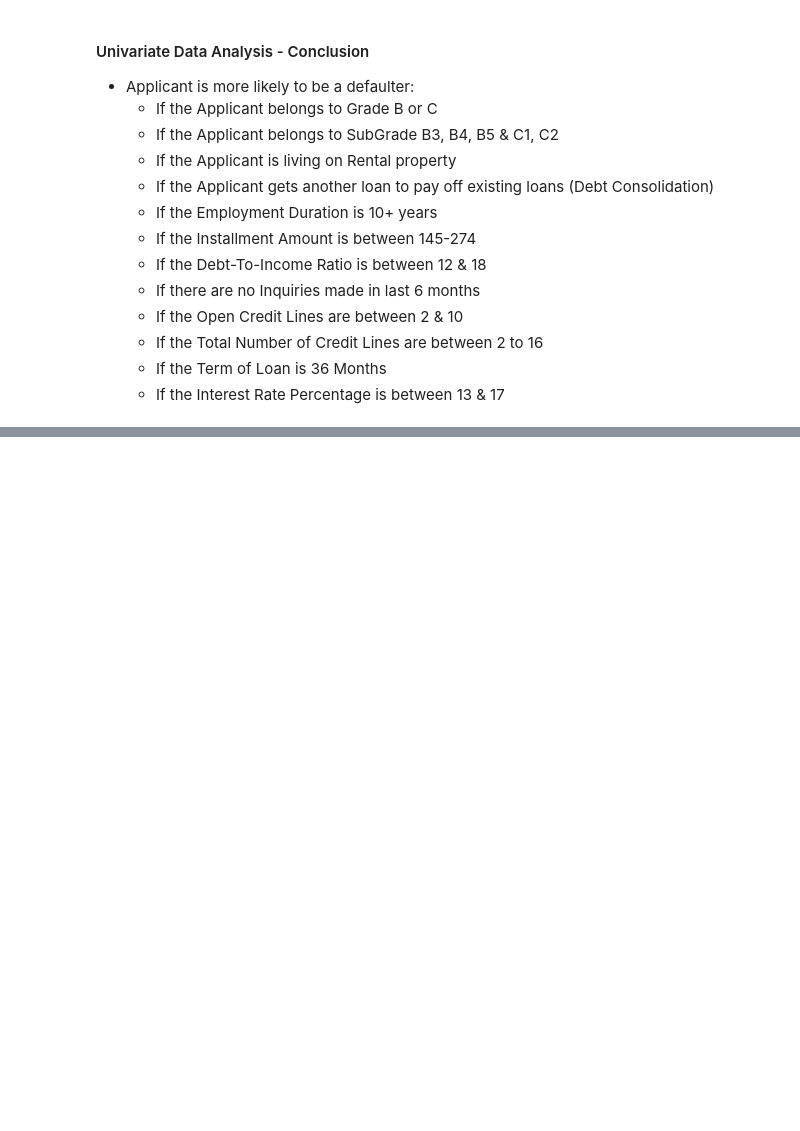
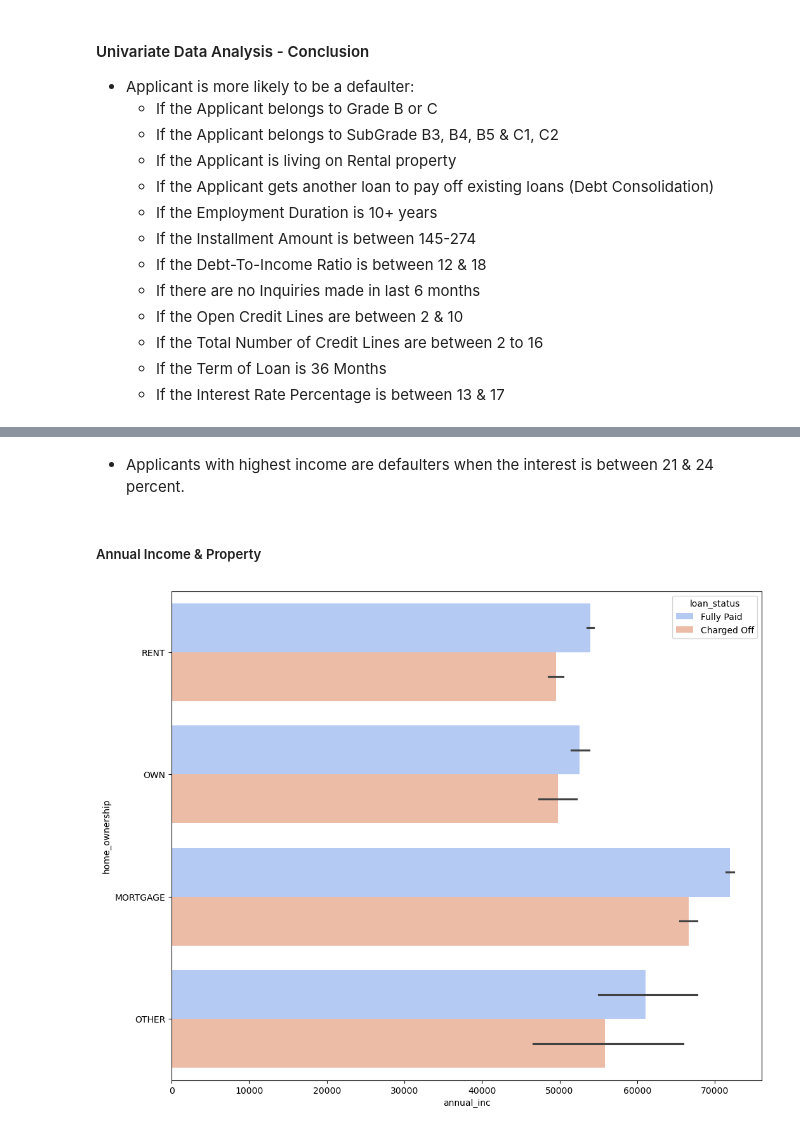
Before and after one commit to pavan64pavan/AI-ML-PG-C70, a Jupyter notebook: LendingClubCaseStudy.ipynb, the cells around one changed output, grey strips where cells are left out. Cells and saved outputs as stored; diff of their text form; code cells hidden in the pictures; blank space fills up the shorter version.

```diff
--- a/LendingClubCaseStudy.ipynb
+++ b/LendingClubCaseStudy.ipynb
@@ -1420,0 +1448,10 @@ Name: count, dtype: int64
+# %% [markdown]
+- Applicants with highest income are defaulters when the interest is between 21 & 24 percent.
+# %% [markdown]
+##### Annual Income & Property
+# %%
+plt.figure(figsize=(12, 10))
+sns.barplot(data=loanDataF3, x='annual_inc', y='home_ownership', hue='loan_status', palette='coolwarm')
+plt.show()
+# %% [output]
+[figure, added]
```
Also changed, not shown: parts of 12 cells of this notebook.
